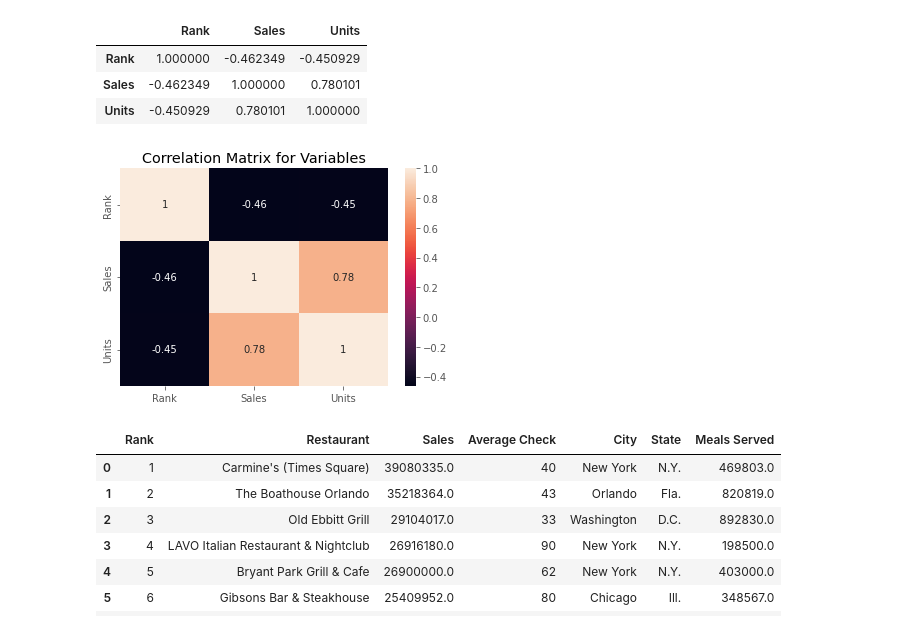
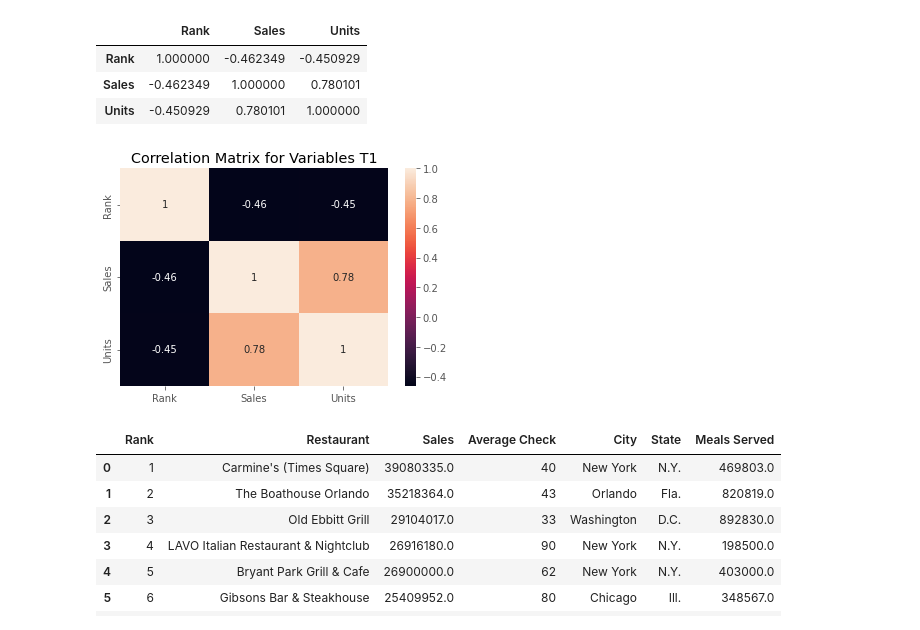
Before and after one commit to Eric0507/learn-python, a Jupyter notebook: restaurant-business-rankings-correlation.ipynb, the cells around one changed output. Saved outputs shown, nothing was run; the diff lists cells and outputs as text; code cells hidden in the pictures.

Commit message:
Kaggle Notebook | Restaurant Business Rankings Correlation | Version 3

```diff
--- a/restaurant-business-rankings-correlation.ipynb
+++ b/restaurant-business-rankings-correlation.ipynb
@@ -143,17 +143,17 @@ df.corr(method ='pearson')
 # %%
 correlation_matrix = df.corr()
 
 sns.heatmap(correlation_matrix, annot = True)
 
-plt.title("Correlation Matrix for Variables")
+plt.title("Correlation Matrix for Variables T1")
 
 
 plt.show()
 
 # Easier way to visualize correlations between
 # numeric values within the dataset.
 # %% [output]
-[figure, old version]
+[figure, new version]
 # %%
 # Found correlation between 'Sales' and 'Units' although
 # just because a company managed to have more units did not
```
Also changed, not shown: parts of 10 cells of this notebook.
